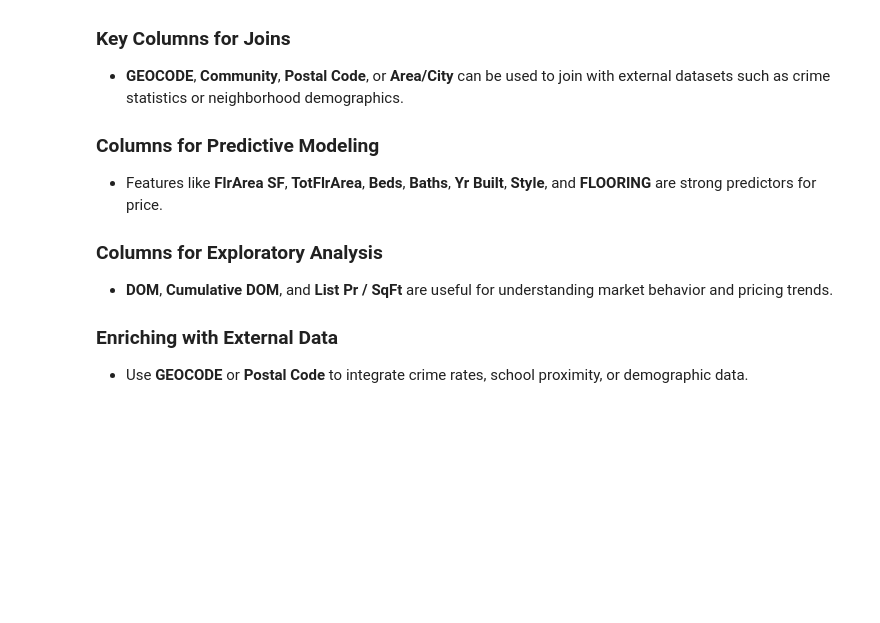
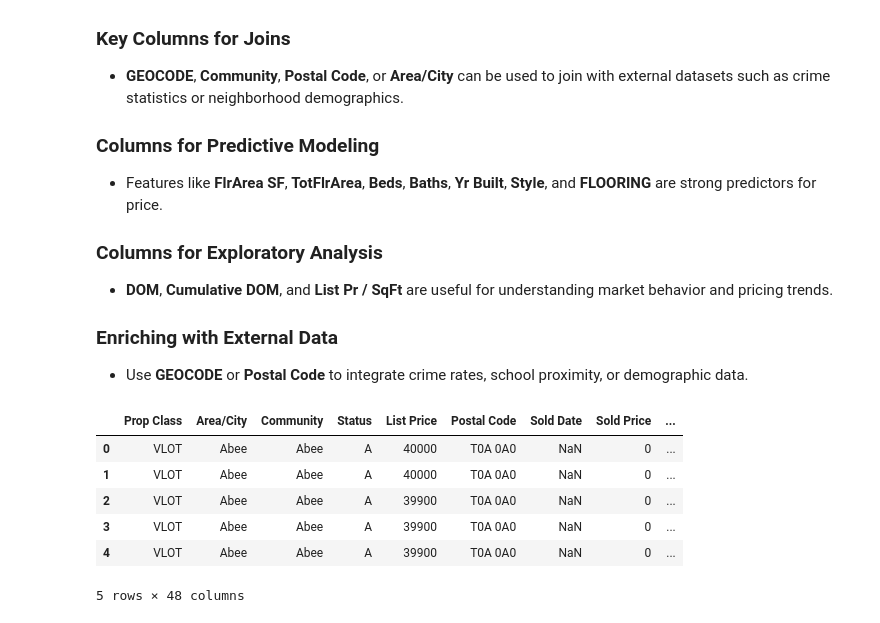
Before and after one commit to glennybarnes/DATA3960_Capstone_Project, a Jupyter notebook: DATA3960_Capstone_Project_Group3.ipynb, the cells around one changed output. Saved outputs shown, nothing was run; the diff lists cells and outputs as text; code cells hidden in the pictures; blank space fills up the shorter version.

```diff
--- a/DATA3960_Capstone_Project_Group3.ipynb
+++ b/DATA3960_Capstone_Project_Group3.ipynb
@@ -111,3 +67,22 @@ Active Data Sample:
 
 ### Enriching with External Data
 - Use **GEOCODE** or **Postal Code** to integrate crime rates, school proximity, or demographic data.
+# %%
+import pandas as pd
+import numpy as np
+
+# Load the datasets
+
+active_data = pd.read_csv('/Users/glennbarnes/inputData/ActiveData_RealEstate_Edmonton_3960.csv', encoding='ISO-8859-1')
+sold_data = pd.read_csv('/Users/glennbarnes/inputData/SoldData_RealEstate_Edmonton_3960.csv', encoding='ISO-8859-1')
+
+# Display first few rows of the dataset
+active_data.head()
+# %% [output]
+|  | Prop Class | Area/City | Community | Status | List Price | Postal Code | Sold Date | Sold Price | ... |
+| 0 | VLOT | Abee | Abee | A | 40000 | T0A 0A0 | NaN | 0 | ... |
+| 1 | VLOT | Abee | Abee | A | 40000 | T0A 0A0 | NaN | 0 | ... |
+| 2 | VLOT | Abee | Abee | A | 39900 | T0A 0A0 | NaN | 0 | ... |
+| 3 | VLOT | Abee | Abee | A | 39900 | T0A 0A0 | NaN | 0 | ... |
+| 4 | VLOT | Abee | Abee | A | 39900 | T0A 0A0 | NaN | 0 | ... |
+5 rows × 48 columns
```
Also changed, not shown: parts of 7 cells of this notebook.
